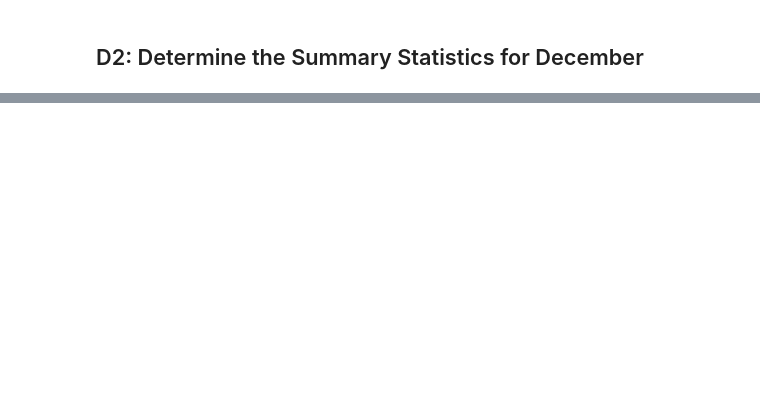
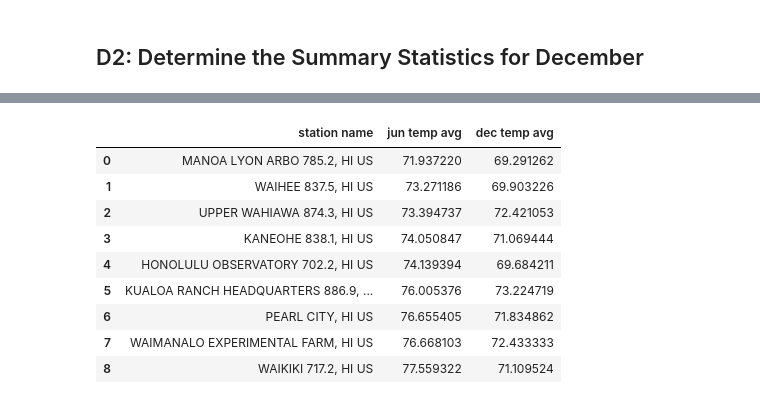
Before and after one commit to EvenXu2022/surfs_up, a Jupyter notebook: SurfsUp_Challenge.ipynb, the cells around one changed output, grey strips where cells are left out. Saved outputs shown, nothing was run; the diff lists cells and outputs as text; code cells hidden in the pictures; blank space fills up the shorter version.

```diff
--- a/SurfsUp_Challenge.ipynb
+++ b/SurfsUp_Challenge.ipynb
@@ -130,0 +222,28 @@ dec_df.describe()
+# %%
+# dir(Measurement)
+# Measurement.__table__.columns.keys()
+# June& Dec temp by station
+
+june_temp_df =pd.DataFrame(session.query(Measurement.station,func.avg(Measurement.tobs)).\
+    filter(extract('month',Measurement.date)==6).\
+    group_by(Measurement.station).order_by(func.avg(Measurement.tobs).desc()).all(),columns=['station','jun temp avg'])
+
+dec_temp_df =pd.DataFrame(session.query(Measurement.station,func.avg(Measurement.tobs)).\
+    filter(extract('month',Measurement.date)==12).\
+    group_by(Measurement.station).order_by(func.avg(Measurement.tobs).desc()).all(),columns=['station','dec temp avg'])
+
+june_temp_sum = pd.merge(june_temp_df, station_df, on = 'station')
+temp_df = pd.merge(june_temp_sum, dec_temp_df, on = 'station')
+temp_df = prcp_df[['station name','jun temp avg','dec temp avg' ]]
+temp_df
+# %% [output]
+|  | station name | jun temp avg | dec temp avg |
+| 0 | MANOA LYON ARBO 785.2, HI US | 71.937220 | 69.291262 |
+| 1 | WAIHEE 837.5, HI US | 73.271186 | 69.903226 |
+| 2 | UPPER WAHIAWA 874.3, HI US | 73.394737 | 72.421053 |
+| 3 | KANEOHE 838.1, HI US | 74.050847 | 71.069444 |
+| 4 | HONOLULU OBSERVATORY 702.2, HI US | 74.139394 | 69.684211 |
+| 5 | KUALOA RANCH HEADQUARTERS 886.9, ... | 76.005376 | 73.224719 |
+| 6 | PEARL CITY, HI US | 76.655405 | 71.834862 |
+| 7 | WAIMANALO EXPERIMENTAL FARM, HI US | 76.668103 | 72.433333 |
+| 8 | WAIKIKI 717.2, HI US | 77.559322 | 71.109524 |
```
Also changed, not shown: parts of 16 cells of this notebook, 2 other files.
